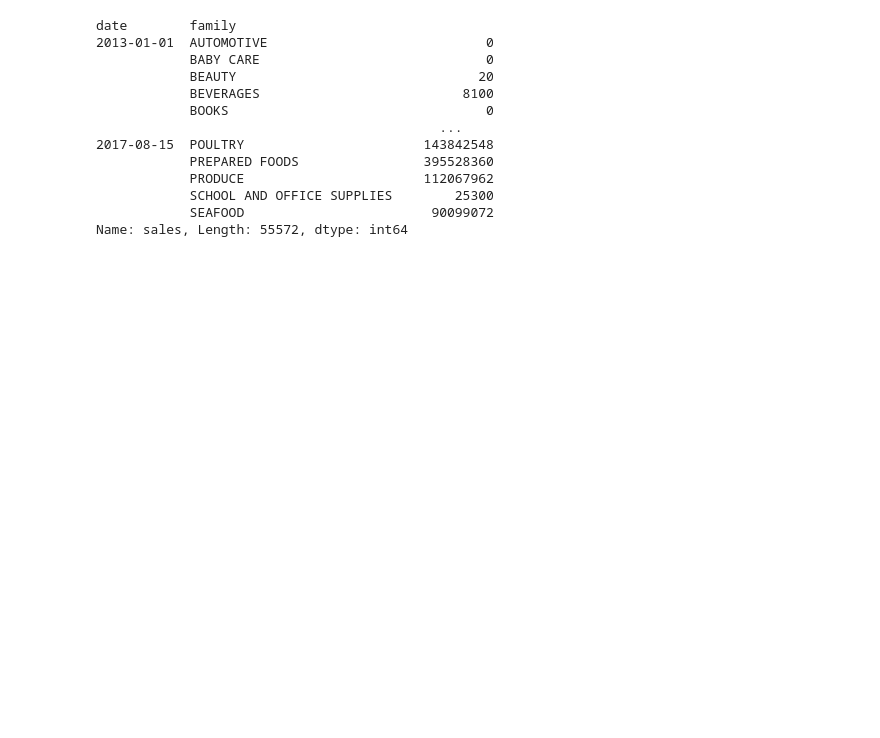
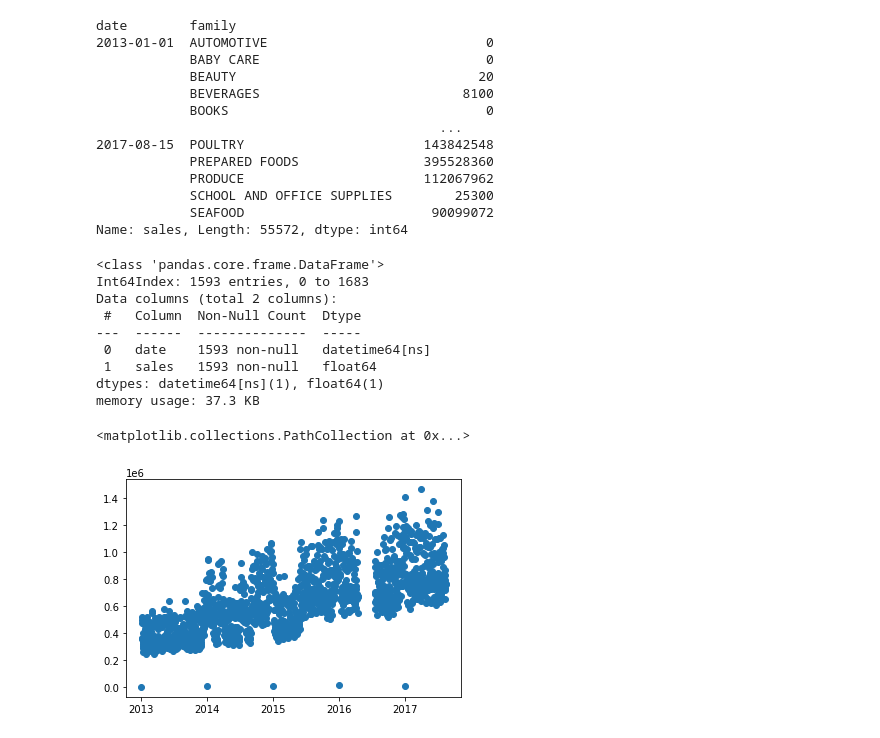
Before and after one commit to AndresFrancoG/SalesPrediction, a Jupyter notebook: dataExploration.ipynb, the cells around one changed output. Cells and saved outputs as stored; diff of their text form; code cells hidden in the pictures; blank space fills up the shorter version.

```diff
--- a/dataExploration.ipynb
+++ b/dataExploration.ipynb
@@ -74,3 +100,19 @@ date        family
             SCHOOL AND OFFICE SUPPLIES        25300
             SEAFOOD                        90099072
 Name: sales, Length: 55572, dtype: int64
+# %%
+salesPdateWOQuake = salesPdate[(salesPdate['date'] < '2016-04-16') | (salesPdate['date'] >= '2016-07-16')]
+salesPdateWOQuake.info()
+plt.scatter(salesPdateWOQuake['date'],salesPdateWOQuake['sales'])
+# %% [output]
+<class 'pandas.core.frame.DataFrame'>
+Int64Index: 1593 entries, 0 to 1683
+Data columns (total 2 columns):
+ #   Column  Non-Null Count  Dtype
+---  ------  --------------  -----
+ 0   date    1593 non-null   datetime64[ns]
+ 1   sales   1593 non-null   float64
+dtypes: datetime64[ns](1), float64(1)
+memory usage: 37.3 KB
+<matplotlib.collections.PathCollection at 0x...>
+[figure, added]
```
Also changed, not shown: parts of 4 cells of this notebook.
